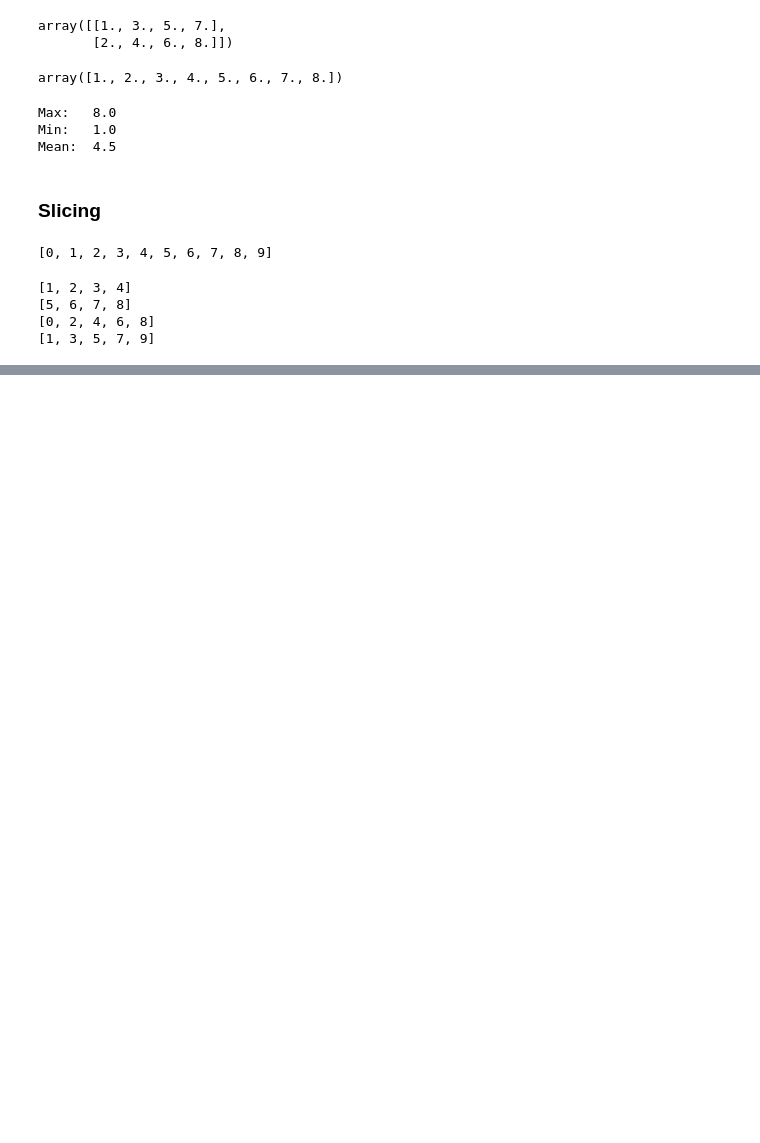
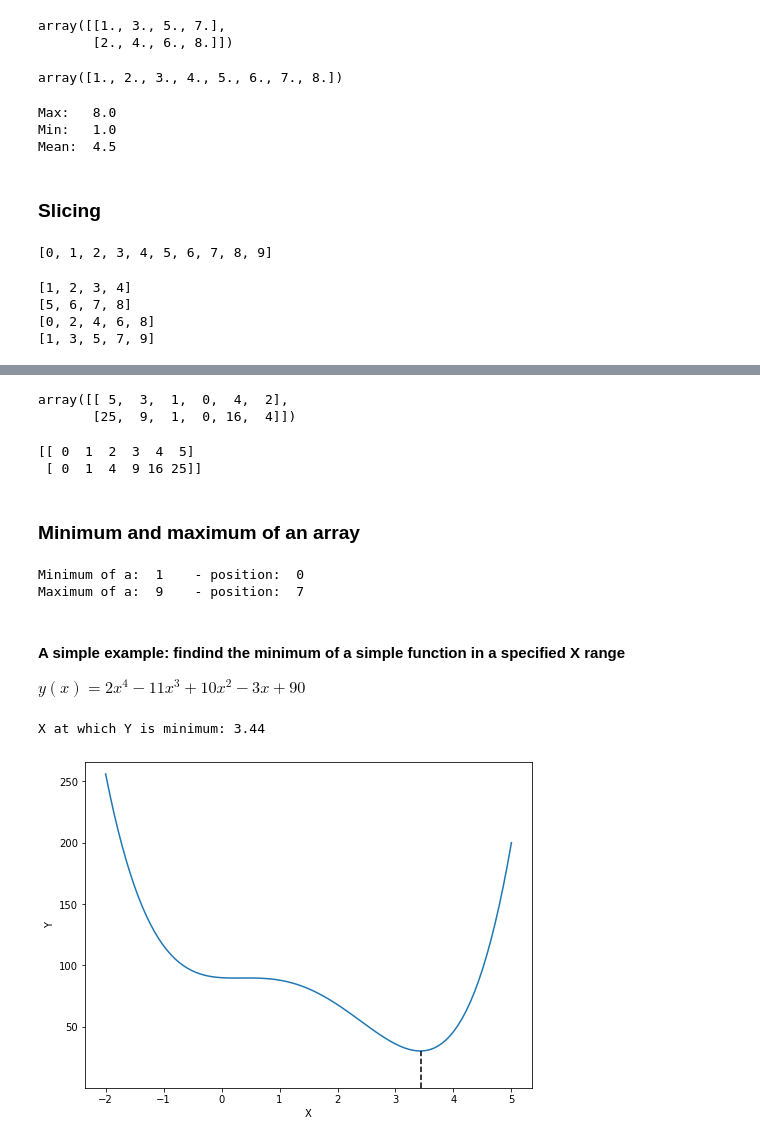
Before and after one commit to Mauro-Prencipe/Python_course_2022, a Jupyter notebook: variables_and_types.ipynb, the cells around one changed output, grey strips where cells are left out. Saved outputs shown, nothing was run; the diff lists cells and outputs as text; code cells hidden in the pictures; blank space fills up the shorter version.

```diff
--- a/variables_and_types.ipynb
+++ b/variables_and_types.ipynb
@@ -386,0 +467,64 @@ print(a[1::2])
+# %%
+a=np.array([[5, 3, 1, 0, 4, 2], [25, 9, 1, 0, 16, 4]])
+a
+# %% [output]
+array([[ 5,  3,  1,  0,  4,  2],
+       [25,  9,  1,  0, 16,  4]])
+# %%
+pos=np.argsort(a[0,:])
+
+a1=np.sort(a[0,:])
+a2=a[1,pos]
+a_sorted=np.concatenate(([a1], [a2]))
+print(a_sorted)
+# %% [output]
+[[ 0  1  2  3  4  5]
+ [ 0  1  4  9 16 25]]
+# %% [markdown]
+### Minimum and maximum of an array
+# %%
+a=np.array([1,3,5,2,8,7,6,9,4])
+
+a_min=np.min(a)
+a_min_pos=np.argmin(a)
+
+a_max=np.max(a)
+a_max_pos=np.argmax(a)
+
+print("Minimum of a: ", a_min, "   - position: ", a_min_pos)
+print("Maximum of a: ", a_max, "   - position: ", a_max_pos)
+# %% [output]
+Minimum of a:  1    - position:  0
+Maximum of a:  9    - position:  7
+# %% [markdown]
+#### A simple example: findind the minimum of a simple function in a specified X range
+
+$y(x)=2x^4-11x^3+10x^2-3x+90$
+# %%
+%matplotlib inline
+
+import matplotlib.pyplot as plt
+
+x=np.linspace(-2,5.0,100)
+y=2*x**4-11*x**3+10*x**2-3*x+90
+
+y_min=np.min(y)
+y_min_pos=np.argmin(y)
+x_min=x[y_min_pos]
+
+print("X at which Y is minimum: %3.2f" % x_min)
+
+y0=y_min-30
+px=(x_min,x_min)
+py=(y0,y_min)
+
+plt.figure(figsize=(8,6))
+plt.plot(x,y)
+plt.plot(px,py,"k--")
+plt.xlabel("X")
+plt.ylabel("Y")
+plt.ylim(y0,np.max(y)+10)
+plt.show()
+# %% [output]
+X at which Y is minimum: 3.44
+[figure, added]
```
Also changed, not shown: parts of 21 cells of this notebook.
